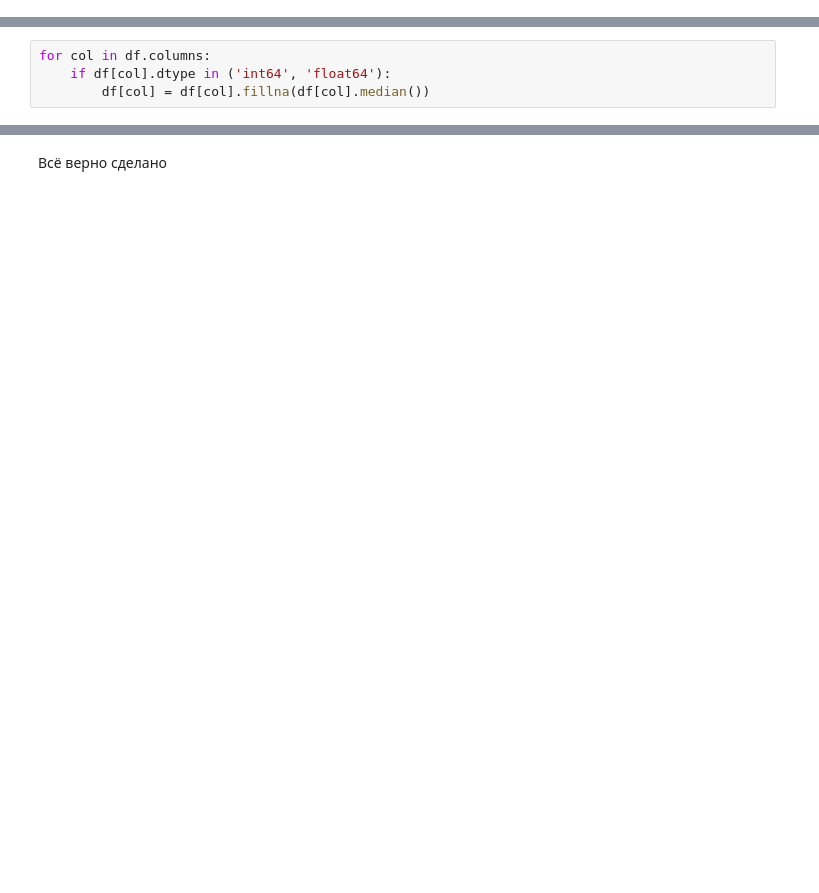
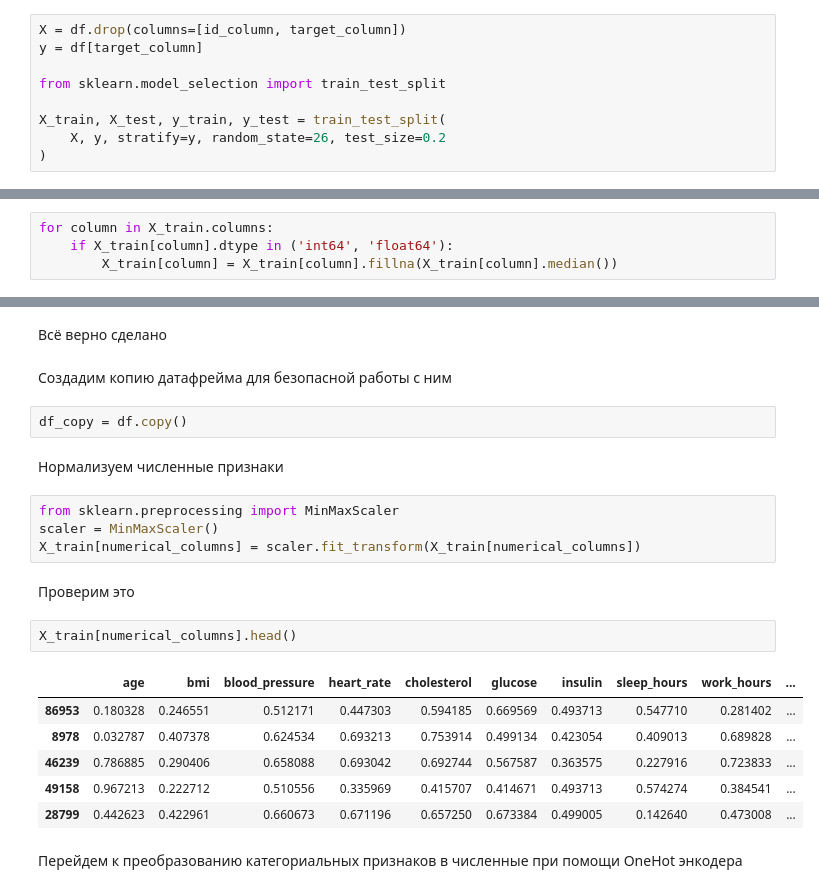
Before and after one commit to brick1ng5654/course-3, a Jupyter notebook: boml/lab_01/boml_lab01.ipynb, the cells around one changed output, grey strips where cells are left out. Saved outputs shown, nothing was run; the diff lists cells and outputs as text; blank space fills up the shorter version.

Commit message:
onehot, normilize, split, corrlation

```diff
--- a/boml/lab_01/boml_lab01.ipynb
+++ b/boml/lab_01/boml_lab01.ipynb
@@ -155,9 +278,18 @@ for column in df.columns:
+# %%
+X = df.drop(columns=[id_column, target_column])
+y = df[target_column]
+
+from sklearn.model_selection import train_test_split
+
+X_train, X_test, y_train, y_test = train_test_split(
+    X, y, stratify=y, random_state=26, test_size=0.2
+)
 # %% [markdown]
 Заполним медианой строки с пустыми численными признаками
 # %%
-for col in df.columns:
-    if df[col].dtype in ('int64', 'float64'):
-        df[col] = df[col].fillna(df[col].median())
+for column in X_train.columns:
+    if X_train[column].dtype in ('int64', 'float64'):
+        X_train[column] = X_train[column].fillna(X_train[column].median())
 # %% [markdown]
 Проверим результат
 # %%
@@ -165,2 +316,25 @@ df.isna().sum()
 # %% [markdown]
 Всё верно сделано
+# %% [markdown]
+Создадим копию датафрейма для безопасной работы с ним
+# %%
+df_copy = df.copy()
+# %% [markdown]
+Нормализуем численные признаки
+# %%
+from sklearn.preprocessing import MinMaxScaler
+scaler = MinMaxScaler()
+X_train[numerical_columns] = scaler.fit_transform(X_train[numerical_columns])
+# %% [markdown]
+Проверим это
+# %%
+X_train[numerical_columns].head()
+# %% [output]
+|  | age | bmi | blood_pressure | heart_rate | cholesterol | glucose | insulin | sleep_hours | work_hours | ... |
+| 86953 | 0.180328 | 0.246551 | 0.512171 | 0.447303 | 0.594185 | 0.669569 | 0.493713 | 0.547710 | 0.281402 | ... |
+| 8978 | 0.032787 | 0.407378 | 0.624534 | 0.693213 | 0.753914 | 0.499134 | 0.423054 | 0.409013 | 0.689828 | ... |
+| 46239 | 0.786885 | 0.290406 | 0.658088 | 0.693042 | 0.692744 | 0.567587 | 0.363575 | 0.227916 | 0.723833 | ... |
+| 49158 | 0.967213 | 0.222712 | 0.510556 | 0.335969 | 0.415707 | 0.414671 | 0.493713 | 0.574274 | 0.384541 | ... |
+| 28799 | 0.442623 | 0.422961 | 0.660673 | 0.671196 | 0.657250 | 0.673384 | 0.499005 | 0.142640 | 0.473008 | ... |
+# %% [markdown]
+Перейдем к преобразованию категориальных признаков в численные при помощи OneHot энкодера
```
Also changed, not shown: parts of 23 cells of this notebook.
